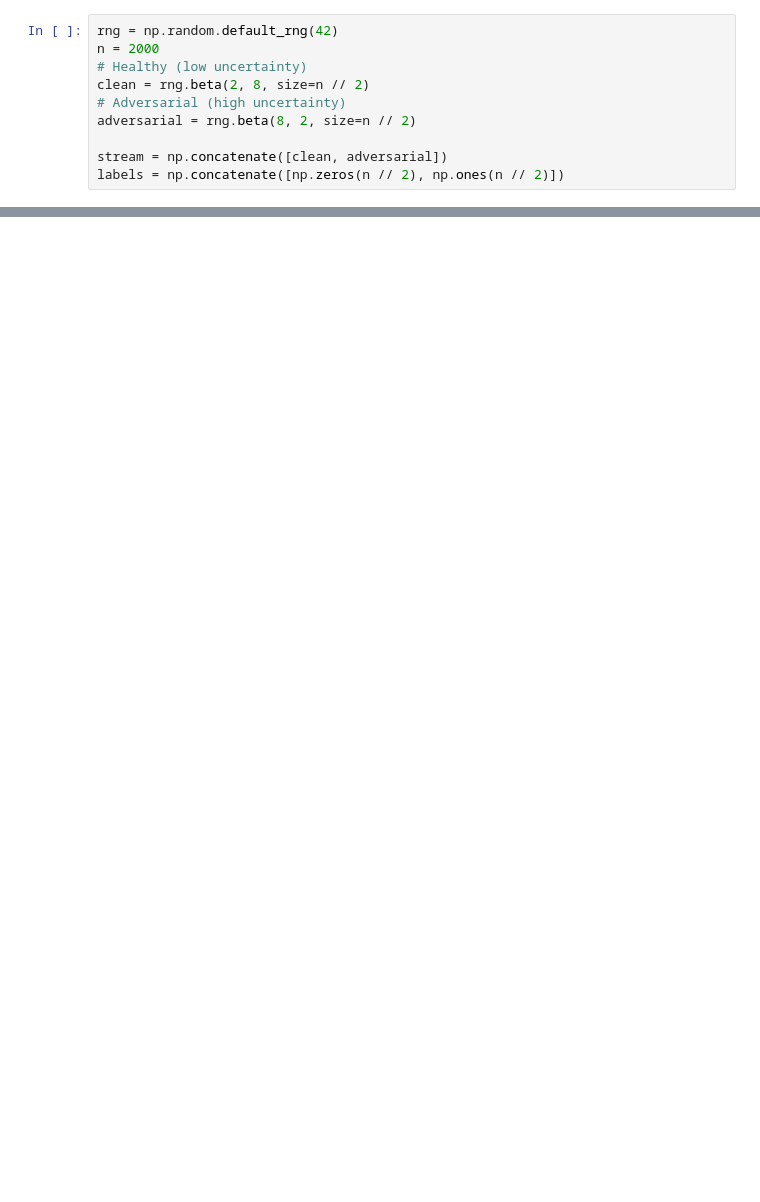
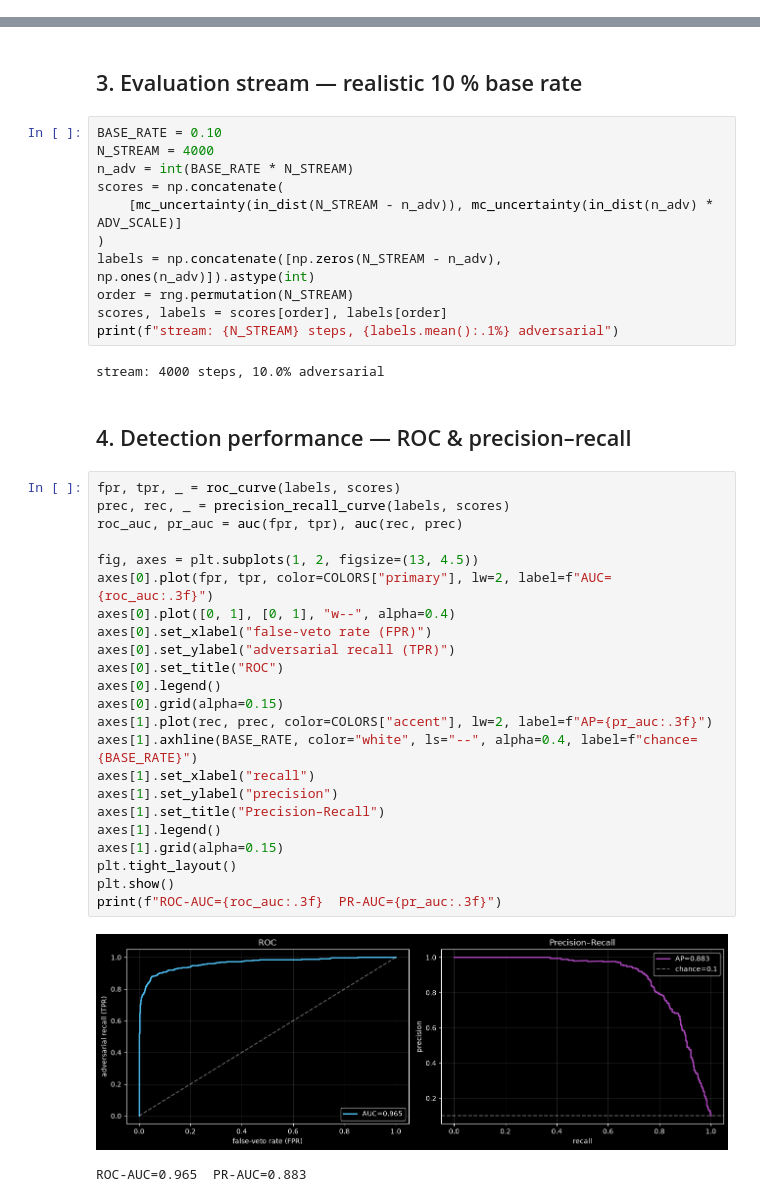
Before and after one commit to franjavi-upct-es/lumina_project, a Jupyter notebook: notebooks/06_uncertainty_calibration.ipynb, the cells around one changed output, grey strips where cells are left out. Saved outputs shown, nothing was run; the diff lists cells and outputs as text; blank space fills up the shorter version.

```diff
--- a/notebooks/06_uncertainty_calibration.ipynb
+++ b/notebooks/06_uncertainty_calibration.ipynb
@@ -73,10 +0,0 @@ as these closely approximate real MC-Dropout distributions.
-# %%
-rng = np.random.default_rng(42)
-n = 2000
-# Healthy (low uncertainty)
-clean = rng.beta(2, 8, size=n // 2)
-# Adversarial (high uncertainty)
-adversarial = rng.beta(8, 2, size=n // 2)
-
-stream = np.concatenate([clean, adversarial])
-labels = np.concatenate([np.zeros(n // 2), np.ones(n // 2)])
@@ -170,0 +200,43 @@ No τ satisfies constraints.
+# %% [markdown]
+## 3. Evaluation stream — realistic 10 % base rate
+# %%
+BASE_RATE = 0.10
+N_STREAM = 4000
+n_adv = int(BASE_RATE * N_STREAM)
+scores = np.concatenate(
+    [mc_uncertainty(in_dist(N_STREAM - n_adv)), mc_uncertainty(in_dist(n_adv) * ADV_SCALE)]
+)
+labels = np.concatenate([np.zeros(N_STREAM - n_adv), np.ones(n_adv)]).astype(int)
+order = rng.permutation(N_STREAM)
+scores, labels = scores[order], labels[order]
+print(f"stream: {N_STREAM} steps, {labels.mean():.1%} adversarial")
+# %% [output]
+stream: 4000 steps, 10.0% adversarial
+# %% [markdown]
+## 4. Detection performance — ROC & precision–recall
+# %%
+fpr, tpr, _ = roc_curve(labels, scores)
+prec, rec, _ = precision_recall_curve(labels, scores)
+roc_auc, pr_auc = auc(fpr, tpr), auc(rec, prec)
+
+fig, axes = plt.subplots(1, 2, figsize=(13, 4.5))
+axes[0].plot(fpr, tpr, color=COLORS["primary"], lw=2, label=f"AUC={roc_auc:.3f}")
+axes[0].plot([0, 1], [0, 1], "w--", alpha=0.4)
+axes[0].set_xlabel("false-veto rate (FPR)")
+axes[0].set_ylabel("adversarial recall (TPR)")
+axes[0].set_title("ROC")
+axes[0].legend()
+axes[0].grid(alpha=0.15)
+axes[1].plot(rec, prec, color=COLORS["accent"], lw=2, label=f"AP={pr_auc:.3f}")
+axes[1].axhline(BASE_RATE, color="white", ls="--", alpha=0.4, label=f"chance={BASE_RATE}")
+axes[1].set_xlabel("recall")
+axes[1].set_ylabel("precision")
+axes[1].set_title("Precision–Recall")
+axes[1].legend()
+axes[1].grid(alpha=0.15)
+plt.tight_layout()
+plt.show()
+print(f"ROC-AUC={roc_auc:.3f}  PR-AUC={pr_auc:.3f}")
+# %% [output]
+[figure, added]
+ROC-AUC=0.965  PR-AUC=0.883
```
Also changed, not shown: parts of 27 cells of this notebook, 54 other files.
